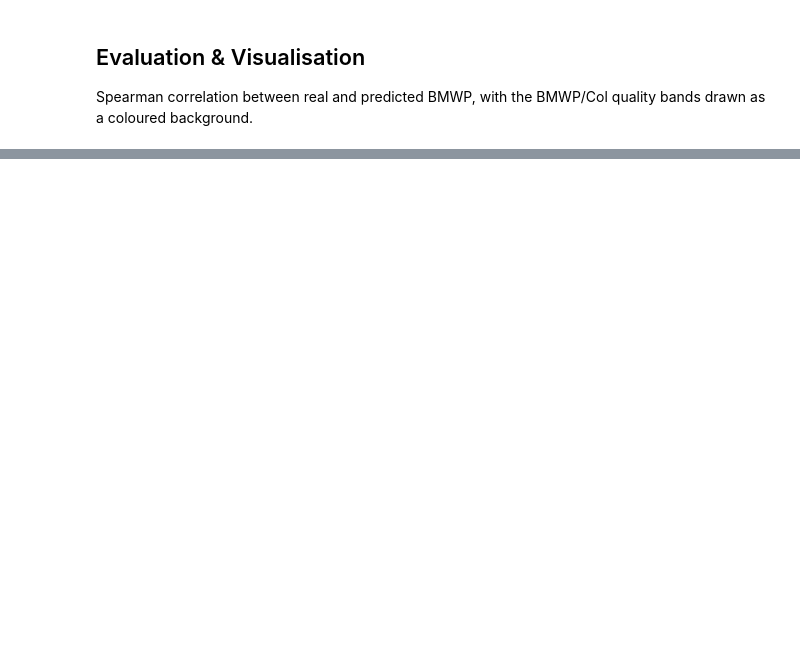
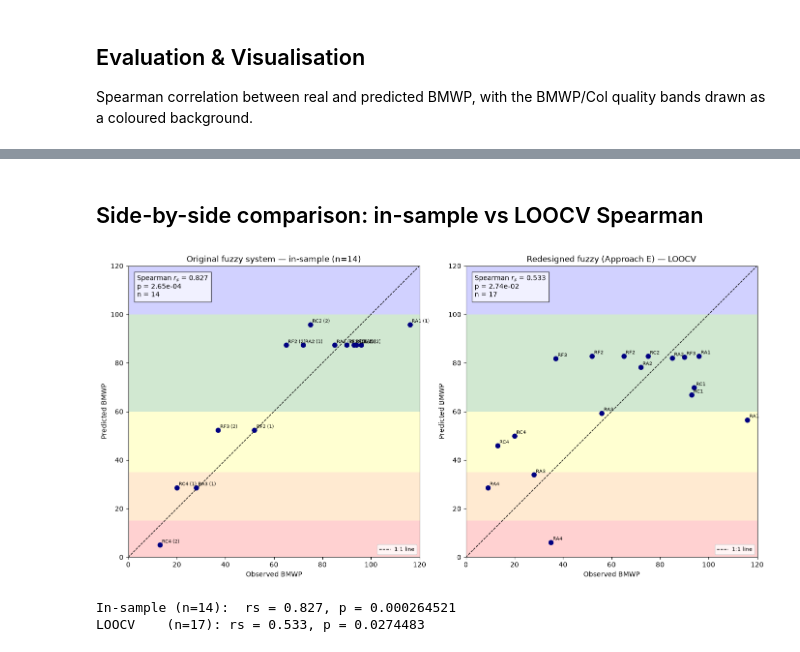
Before and after one commit to saulo1112/cali-river-biomonitoring, a Jupyter notebook: notebooks/05_bmwp_simulation/05_bmwp_spearman_validation.ipynb, the cells around one changed output, grey strips where cells are left out. Drawn from its saved outputs; the diff is of its cells as text; code cells hidden in the pictures; blank space fills up the shorter version.

Commit message:
feat: redesigned fuzzy logic

```diff
--- a/notebooks/05_bmwp_simulation/05_bmwp_spearman_validation.ipynb
+++ b/notebooks/05_bmwp_simulation/05_bmwp_spearman_validation.ipynb
@@ -71,0 +107,47 @@ print(f"p-value: {p_value}")
+# %% [markdown]
+## Side-by-side comparison: in-sample vs LOOCV Spearman
+# %%
+# Side-by-side Spearman comparison: original in-sample (n=14) vs redesigned LOOCV.
+# The redesigned per-fold predictions are produced by 01f_fuzzy_final.ipynb.
+import pandas as pd
+from scipy.stats import spearmanr
+import matplotlib.pyplot as plt
+
+loocv = pd.read_csv("../../outputs/fuzzy_final_bmwp_loocv_predictions.csv")
+
+rs_in, p_in = spearmanr(df["BMWP"], df["Prediction"])
+rs_lo, p_lo = spearmanr(loocv["Observed_BMWP"], loocv["Predicted_BMWP"])
+
+bands = [(0, 15, 'red'), (15, 35, 'darkorange'), (35, 60, 'yellow'),
+         (60, 100, 'green'), (100, 120, 'blue')]
+
+def panel(ax, obs, pred, labels, rs, pval, n, title):
+    for lo, hi, col in bands:                 # BMWP/Col quality bands (on predicted axis)
+        ax.axhspan(lo, hi, facecolor=col, alpha=0.18)
+    ax.plot([0, 120], [0, 120], 'k--', lw=1, label='1:1 line')   # 1:1 reference
+    ax.scatter(obs, pred, color='navy', s=45, zorder=3)
+    for x, y, lab in zip(obs, pred, labels):
+        ax.annotate(str(lab), (x, y), fontsize=7, xytext=(3, 3), textcoords='offset points')
+    ax.set_xlim(0, 120); ax.set_ylim(0, 120); ax.set_aspect('equal')
+    ax.set_xlabel("Observed BMWP"); ax.set_ylabel("Predicted BMWP")
+    ax.set_title(title)
+    ax.text(0.03, 0.97, f"Spearman $r_s$ = {rs:.3f}\np = {pval:.2e}\nn = {n}",
+            transform=ax.transAxes, va='top', fontsize=10,
+            bbox=dict(facecolor='white', alpha=0.7))
+    ax.legend(loc='lower right', fontsize=8)
+
+fig, axes = plt.subplots(1, 2, figsize=(14, 7))
+panel(axes[0], df["BMWP"], df["Prediction"], df["Station"], rs_in, p_in, len(df),
+      "Original fuzzy system — in-sample (n=14)")
+panel(axes[1], loocv["Observed_BMWP"], loocv["Predicted_BMWP"], loocv["Station"],
+      rs_lo, p_lo, len(loocv), "Redesigned fuzzy (Approach E) — LOOCV")
+plt.tight_layout()
+plt.savefig("../../figures/bmwp_spearman_comparison.png", dpi=300, bbox_inches="tight")
+plt.show()
+
+print(f"In-sample (n={len(df)}):  rs = {rs_in:.3f}, p = {p_in:.6g}")
+print(f"LOOCV    (n={len(loocv)}): rs = {rs_lo:.3f}, p = {p_lo:.6g}")
+# %% [output]
+[figure, added]
+In-sample (n=14):  rs = 0.827, p = 0.000264521
+LOOCV    (n=17): rs = 0.533, p = 0.0274483
```
Also changed, not shown: parts of 3 cells of this notebook, 22 other files.
